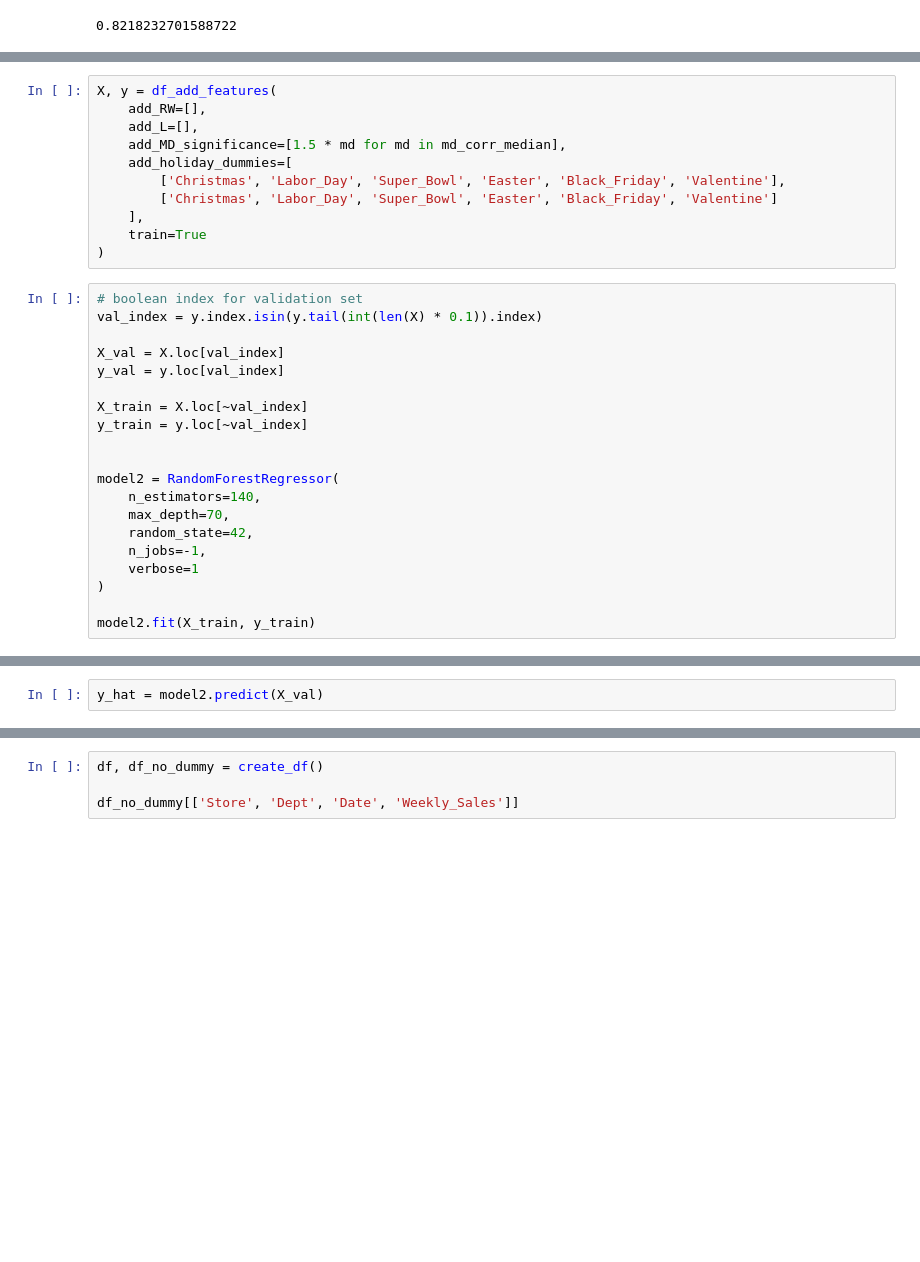
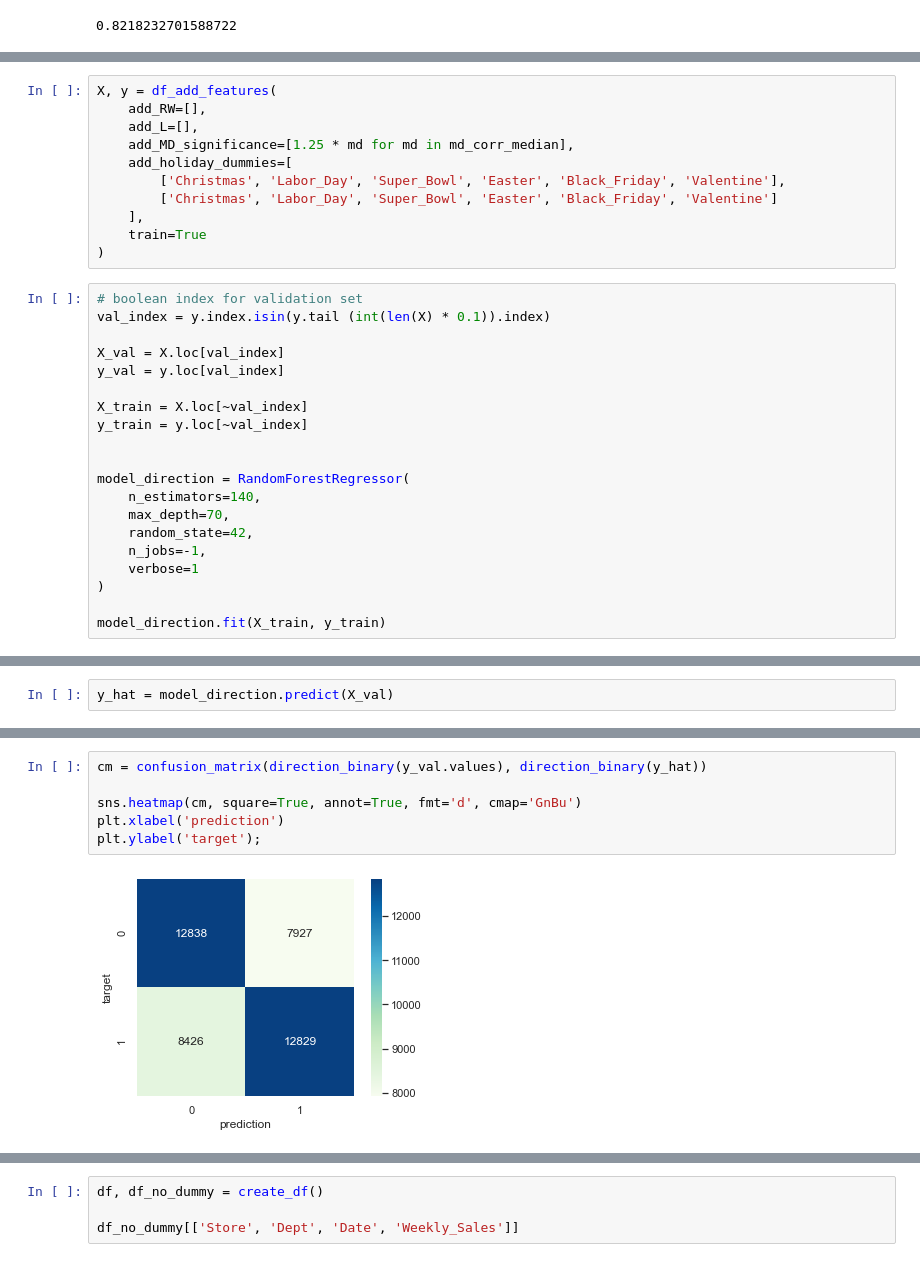
Before and after one commit to JelleWestra/Data-Science-for-Business-Improvement, a Jupyter notebook: project2/Project 2 - Team 12.ipynb, the cells around one changed output, grey strips where cells are left out. Saved outputs shown, nothing was run; the diff lists cells and outputs as text; blank space fills up the shorter version.

```diff
--- a/project2/Project 2 - Team 12.ipynb
+++ b/project2/Project 2 - Team 12.ipynb
@@ -1999,7 +2041,7 @@ joblib.dump(rf, 'best_model.pkl', compress=1)
 X, y = df_add_features(
     add_RW=[],
     add_L=[],
-    add_MD_significance=[1.5 * md for md in md_corr_median],
+    add_MD_significance=[1.25 * md for md in md_corr_median],
     add_holiday_dummies=[
         ['Christmas', 'Labor_Day', 'Super_Bowl', 'Easter', 'Black_Friday', 'Valentine'],
         ['Christmas', 'Labor_Day', 'Super_Bowl', 'Easter', 'Black_Friday', 'Valentine']
@@ -2008,7 +2050,7 @@ X, y = df_add_features(
 )
 # %%
 # boolean index for validation set
-val_index = y.index.isin(y.tail(int(len(X) * 0.1)).index)
+val_index = y.index.isin(y.tail (int(len(X) * 0.1)).index)
 
 X_val = X.loc[val_index]
 y_val = y.loc[val_index]
@@ -2017,7 +2059,7 @@ X_train = X.loc[~val_index]
 y_train = y.loc[~val_index]
 
 
-model2 = RandomForestRegressor(
+model_direction = RandomForestRegressor(
     n_estimators=140,
     max_depth=70,
     random_state=42,
@@ -2025,5 +2067,5 @@ model2 = RandomForestRegressor(
     verbose=1
 )
 
-model2.fit(X_train, y_train)
+model_direction.fit(X_train, y_train)
 # %% [output]
@@ -2040,3 +2077,3 @@ RandomForestRegressor(bootstrap=True, criterion='mse', max_depth=70,
 # %%
-y_hat = model2.predict(X_val)
+y_hat = model_direction.predict(X_val)
 # %% [output]
@@ -2066 +2083,9 @@ plt.ylabel('target');
+# %%
+cm = confusion_matrix(direction_binary(y_val.values), direction_binary(y_hat))
+
+sns.heatmap(cm, square=True, annot=True, fmt='d', cmap='GnBu')
+plt.xlabel('prediction')
+plt.ylabel('target');
+# %% [output]
+[figure, added]
 # %%
```
Also changed, not shown: parts of 25 cells of this notebook.
